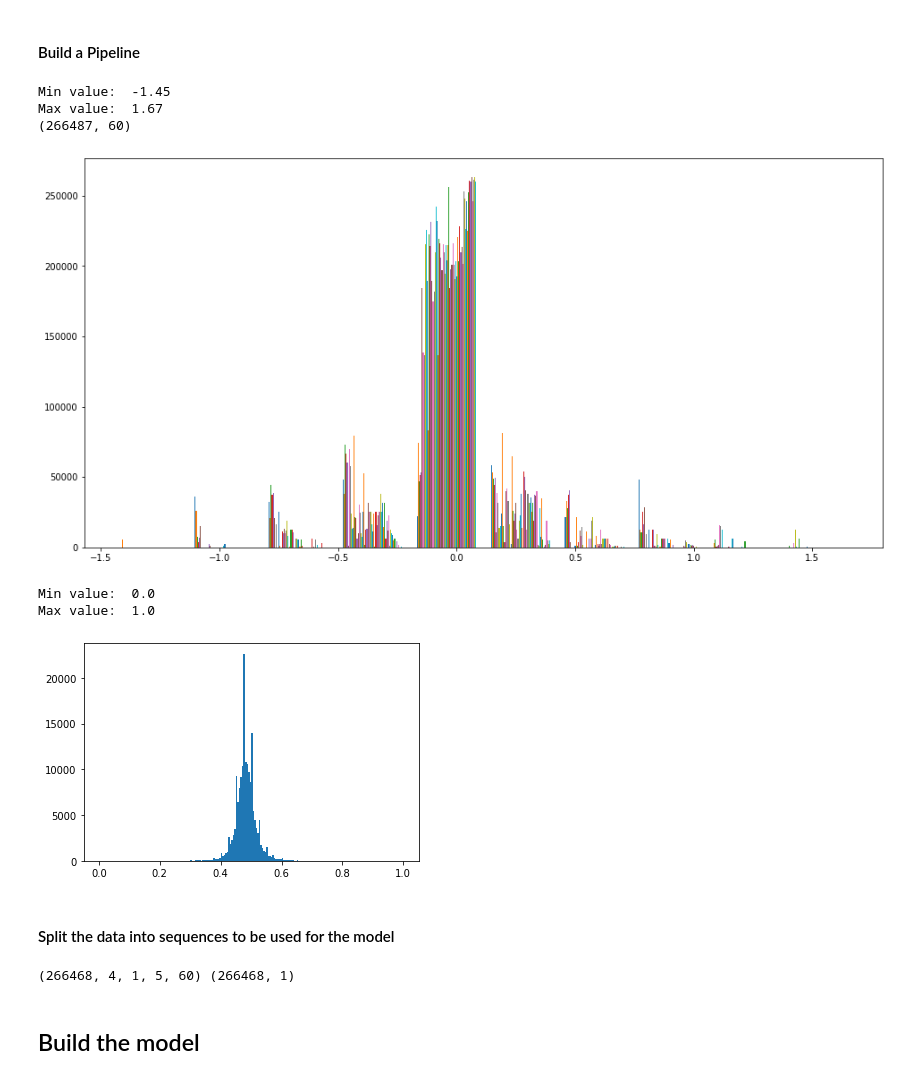
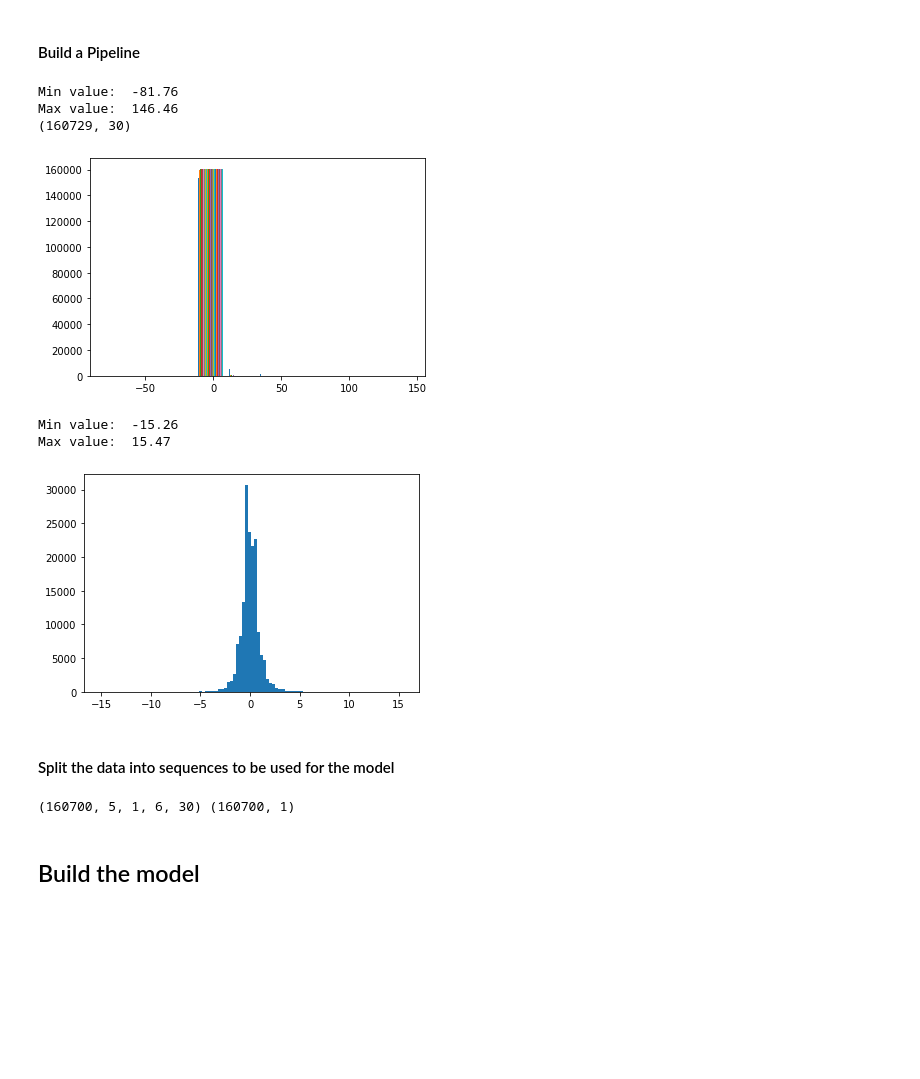
Before and after one commit to ThiagoMartinsThome/TFM, a Jupyter notebook: ConvLSTM2D_model.ipynb, the cells around one changed output. Saved outputs shown, nothing was run; the diff lists cells and outputs as text; code cells hidden in the pictures; blank space fills up the shorter version.

```diff
--- a/ConvLSTM2D_model.ipynb
+++ b/ConvLSTM2D_model.ipynb
@@ -36,15 +38,11 @@ np.random.seed(RANDOM_SEED)
 # %% [markdown]
 #### Load the data
 # %%
-df = pd.read_csv('/content/drive/My Drive/Colab Notebooks/TFM/tradebot_tfm/data_20day_chg_target.zip', parse_dates=['date'])
-
-# load data
-data = df.copy()
+data = pd.read_csv('/content/drive/My Drive/Colab Notebooks/TFM/tradebot_tfm/data_20day_chg_target.zip', parse_dates=['date'])
 data.drop('long_name', axis=1, inplace=True)
 data.dropna(inplace=True, axis=0)
 data.sort_values(by=['ticker', 'date'], ascending=True, inplace=True)
 data.set_index('date', inplace=True)
-
 print('Null values: ', data.isnull().sum().sum())
 
 data.head()
@@ -72,60 +60,69 @@ X_val, y_val = val.drop('short_result', axis=1), val['short_result']
+# %%
+# Define features and target
+X, y = data.drop(['short_result'], axis=1), data['short_result']
+X_train, X_test, y_train, y_test = train_test_split(X, y, test_size=0.2, shuffle=False)
+X_train, X_val, y_train, y_val = train_test_split(X_train, y_train, test_size=0.3, shuffle=False)
 # %% [markdown]
 #### Build a Pipeline
 # %%
 #Pipeline
+
 #Column transformation
 # determine categorical and numerical features
-numerical_cols = X.select_dtypes(include=['int64', 'float64']).columns
-categorical_cols = X.select_dtypes(include=['object', 'bool']).columns
+numerical_cols = X_train.select_dtypes(include=['int64', 'float64']).columns
+categorical_cols = X_train.select_dtypes(include=['object', 'bool']).columns
 
 # Column preparation
 transformer = [
-               ('scaler', MinMaxScaler(feature_range=(0,1)), numerical_cols),
+               ('scaler', StandardScaler(), numerical_cols),
                ('onehot', OneHotEncoder(sparse=False), categorical_cols)]
 col_transform = ColumnTransformer(transformers=transformer)
 
 pipeline_x = Pipeline(steps=[('prep', col_transform),
-                             ('pca', PCA(n_components=60, random_state=1))])
-pipeline_y =  Pipeline(steps=[('scaler', MinMaxScaler(feature_range=(0,1)))])
+                             ('pca', PCA(n_components=30, random_state=1))
+                             ])
+pipeline_y =  Pipeline(steps=[
+                              ('scaler', StandardScaler())
+                              ])
 
-pipeline_x.fit(X)
+pipeline_x.fit(X, y)
 pipeline_y.fit(y.values.reshape(-1, 1))
 
 joblib.dump(pipeline_x, 'pipeline_x.pkl', compress=1)
 joblib.dump(pipeline_y, 'pipeline_y.pkl', compress=1)
 
 with open('pipeline_x.pkl',  'rb') as f_x:
     pipeline_x_loaded = joblib.load(f_x)
 
 with open('pipeline_y.pkl',  'rb') as f_y:
     pipeline_y_loaded = joblib.load(f_y)
 
 X_train_scaled, y_train_scaled = pipeline_x_loaded.transform(X_train), pipeline_y_loaded.transform(y_train.values.reshape((-1,1)))
 X_val_scaled, y_val_scaled = pipeline_x_loaded.transform(X_val), pipeline_y_loaded.transform(y_val.values.reshape((-1,1)))
 
 X_train_scaled.astype('float32')
 y_train_scaled.astype('float32')
 
 X_val_scaled.astype('float32')
 y_val_scaled.astype('float32')
 
 print('Min value: ', round(X_train_scaled.min(),2))
 print('Max value: ', round(X_train_scaled.max(),2))
 plt.hist(X_train_scaled);
 print(X_train_scaled.shape)
 # %% [output]
-Min value:  -1.45
-Max value:  1.67
-(266487, 60)
+Min value:  -81.76
+Max value:  146.46
+(160729, 30)
-[figure, old version]
+[figure, new version]
 # %%
 print('Min value: ', round(y_train_scaled.min(),2))
 print('Max value: ', round(y_train_scaled.max(),2))
-plt.hist(y_train_scaled, bins=200);
+plt.hist(y_train_scaled, bins=100);
 # %% [output]
-Min value:  0.0
-Max value:  1.0
+Min value:  -15.26
+Max value:  15.47
-[figure, old version]
+[figure, new version]
 # %% [markdown]
 #### Split the data into sequences to be used for the model
 # %%
@@ -146,7 +143,7 @@ def split_sequences(sequences, n_steps_split):
 
 
 # choose a number of time steps
-n_steps_split = 20
+n_steps_split = 30
 # Concat features and target
 train_dataset = np.hstack((X_train_scaled, y_train_scaled))
 val_dataset = np.hstack((X_val_scaled, y_val_scaled))
@@ -158,8 +155,8 @@ y_val_split = np.reshape(y_val_split, (-1, 1))
 
 # the dataset knows the number of features, e.g. 2
 n_features = X_train_split.shape[2]
-n_seq = 4
-n_steps = 5
+n_seq = 5
+n_steps = 6
 #We can define the ConvLSTM as a single layer in terms of the number of filters
 #and a two-dimensional kernel size in terms of (rows, columns).
 #As we are working with a one-dimensional series, the number of rows is always
@@ -171,7 +168,7 @@ X_val_split = X_val_split.reshape((X_val_split.shape[0], n_seq, rows, n_steps, n
 
 print(X_train_split.shape, y_train_split.shape)
 # %% [output]
-(266468, 4, 1, 5, 60) (266468, 1)
+(160700, 5, 1, 6, 30) (160700, 1)
 # %% [markdown]
 ## Build the model
 # %%
```
Also changed, not shown: parts of 8 cells of this notebook.
